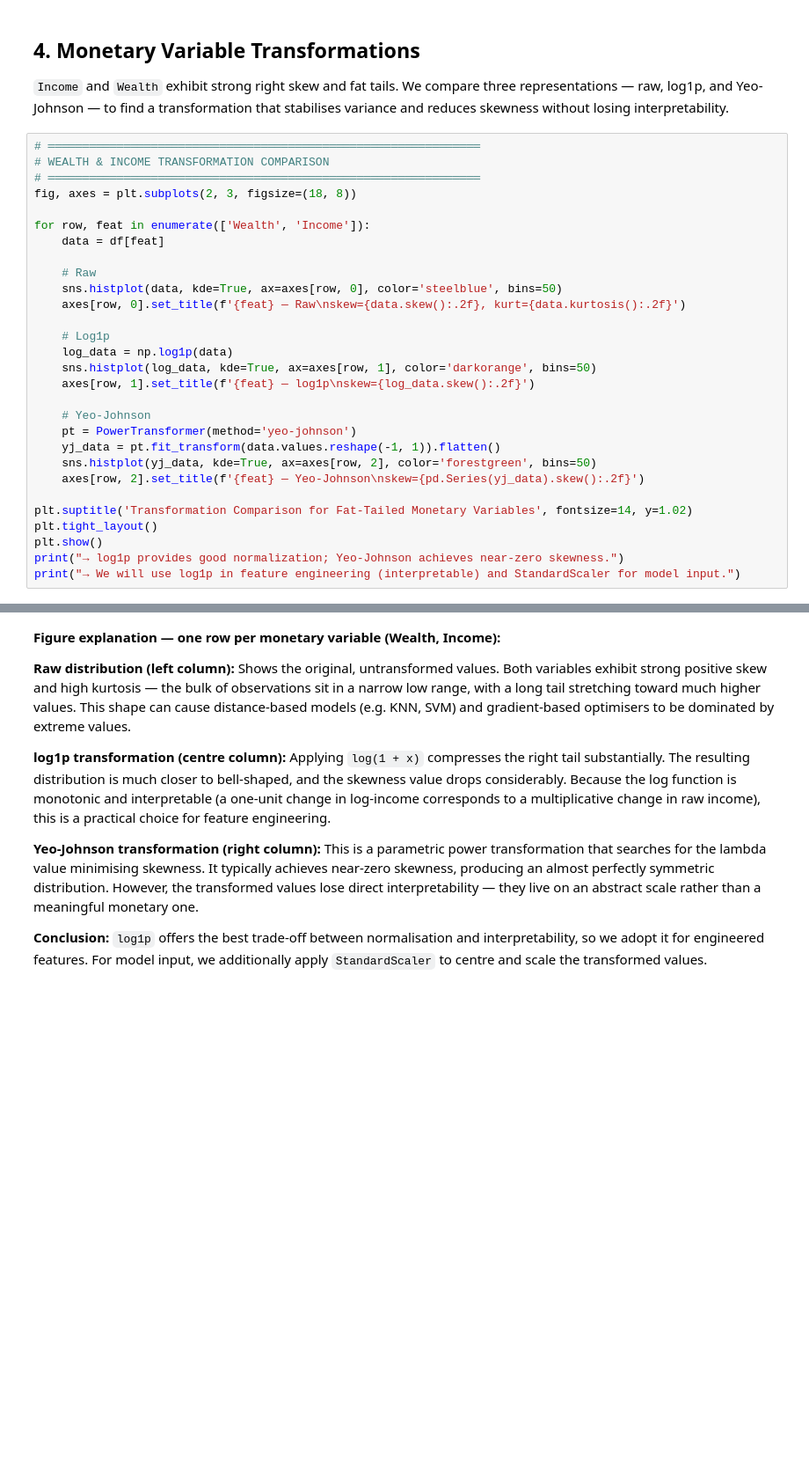
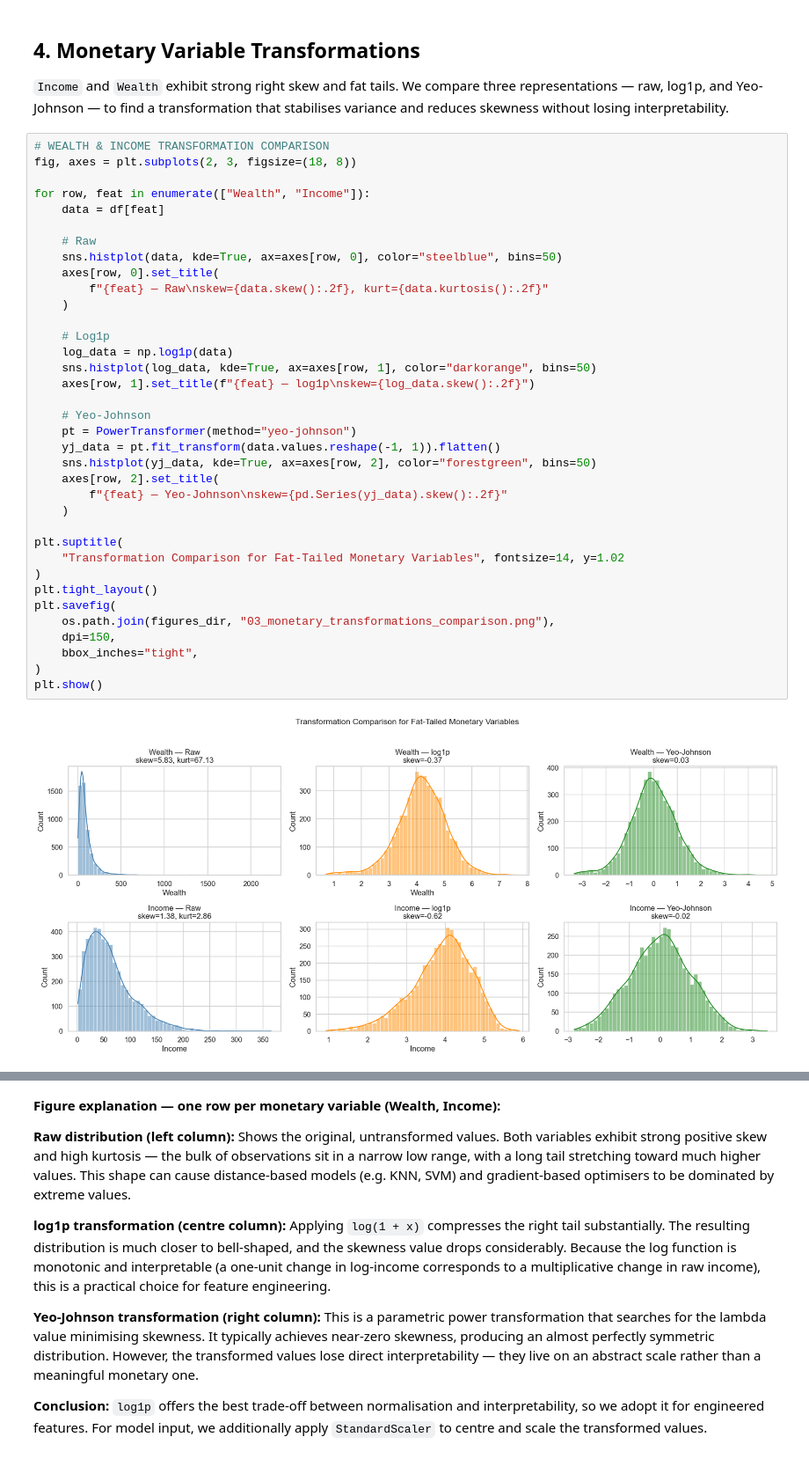
Before and after one commit to JoeChen322/Fintech, a Jupyter notebook: EDA.ipynb, the cells around one changed output, grey strips where cells are left out. Shown at 88% size. Cells and saved outputs as stored; diff of their text form; blank space fills up the shorter version.

```diff
--- a/EDA.ipynb
+++ b/EDA.ipynb
@@ -277,31 +380,40 @@ for feat in continuous_features:
 
 `Income` and `Wealth` exhibit strong right skew and fat tails. We compare three representations — raw, log1p, and Yeo-Johnson — to find a transformation that stabilises variance and reduces skewness without losing interpretability.
 # %%
-# ═══════════════════════════════════════════════════════════════
 # WEALTH & INCOME TRANSFORMATION COMPARISON
-# ═══════════════════════════════════════════════════════════════
 fig, axes = plt.subplots(2, 3, figsize=(18, 8))
 
-for row, feat in enumerate(['Wealth', 'Income']):
+for row, feat in enumerate(["Wealth", "Income"]):
     data = df[feat]
 
     # Raw
-    sns.histplot(data, kde=True, ax=axes[row, 0], color='steelblue', bins=50)
-    axes[row, 0].set_title(f'{feat} — Raw\nskew={data.skew():.2f}, kurt={data.kurtosis():.2f}')
+    sns.histplot(data, kde=True, ax=axes[row, 0], color="steelblue", bins=50)
+    axes[row, 0].set_title(
+        f"{feat} — Raw\nskew={data.skew():.2f}, kurt={data.kurtosis():.2f}"
+    )
 
     # Log1p
     log_data = np.log1p(data)
-    sns.histplot(log_data, kde=True, ax=axes[row, 1], color='darkorange', bins=50)
-    axes[row, 1].set_title(f'{feat} — log1p\nskew={log_data.skew():.2f}')
+    sns.histplot(log_data, kde=True, ax=axes[row, 1], color="darkorange", bins=50)
+    axes[row, 1].set_title(f"{feat} — log1p\nskew={log_data.skew():.2f}")
 
     # Yeo-Johnson
-    pt = PowerTransformer(method='yeo-johnson')
+    pt = PowerTransformer(method="yeo-johnson")
     yj_data = pt.fit_transform(data.values.reshape(-1, 1)).flatten()
-    sns.histplot(yj_data, kde=True, ax=axes[row, 2], color='forestgreen', bins=50)
-    axes[row, 2].set_title(f'{feat} — Yeo-Johnson\nskew={pd.Series(yj_data).skew():.2f}')
+    sns.histplot(yj_data, kde=True, ax=axes[row, 2], color="forestgreen", bins=50)
+    axes[row, 2].set_title(
+        f"{feat} — Yeo-Johnson\nskew={pd.Series(yj_data).skew():.2f}"
+    )
 
-plt.suptitle('Transformation Comparison for Fat-Tailed Monetary Variables', fontsize=14, y=1.02)
+plt.suptitle(
+    "Transformation Comparison for Fat-Tailed Monetary Variables", fontsize=14, y=1.02
+)
 plt.tight_layout()
+plt.savefig(
+    os.path.join(figures_dir, "03_monetary_transformations_comparison.png"),
+    dpi=150,
+    bbox_inches="tight",
+)
 plt.show()
-print("→ log1p provides good normalization; Yeo-Johnson achieves near-zero skewness.")
-print("→ We will use log1p in feature engineering (interpretable) and StandardScaler for model input.")
+# %% [output]
+[figure, added]
```
Also changed, not shown: parts of 60 cells of this notebook, 18 other files.
